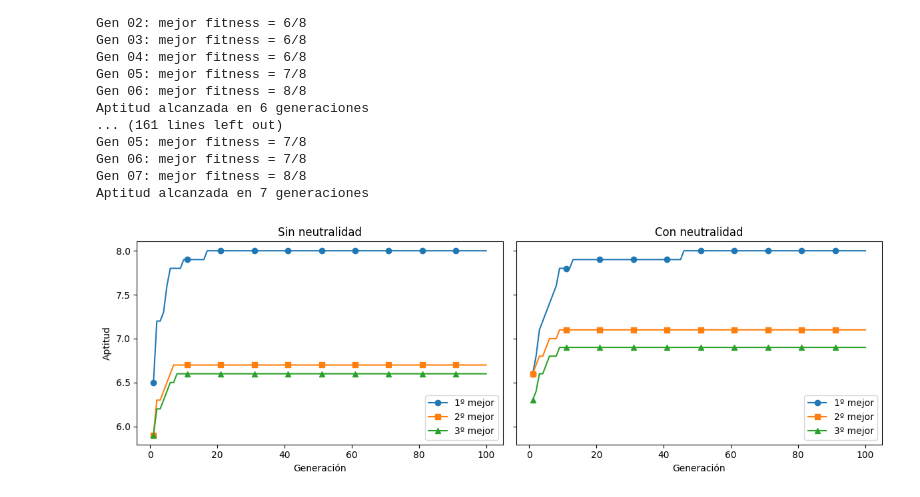
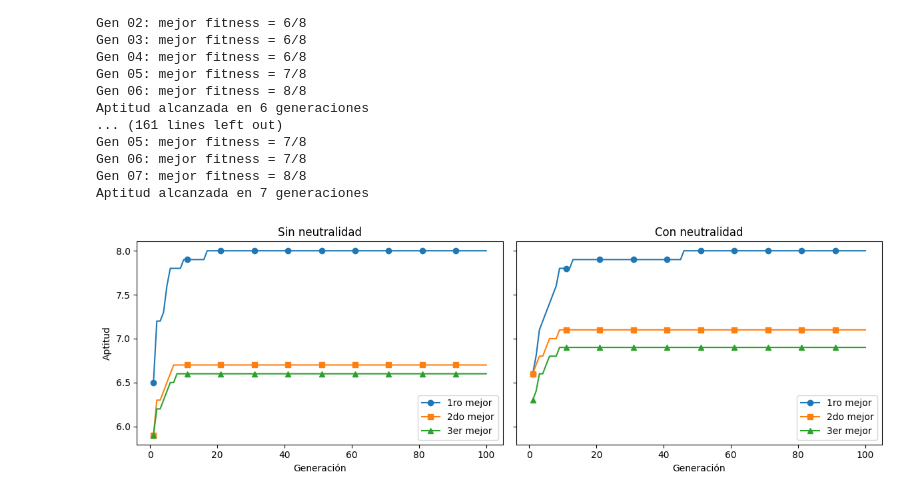
Before and after one commit to PabloBenitezR/C-mputo-Evolutivo, a Jupyter notebook: Programación genética/Paridad + neutralidad.ipynb, the cells around one changed output. Cells and saved outputs as stored; diff of their text form; code cells hidden in the pictures.

```diff
--- a/Programación genética/Paridad + neutralidad.ipynb
+++ b/Programación genética/Paridad + neutralidad.ipynb
@@ -248,34 +248,34 @@ Gen 07: mejor fitness = 8/8
 Aptitud alcanzada en 7 generaciones
 # %%
 import matplotlib.pyplot as plt
-avg_sin = hist_sin.mean(axis=0)   # (ngen,3)
+avg_sin = hist_sin.mean(axis=0)
 avg_con = hist_con.mean(axis=0)
 
 gens    = np.arange(1, ngen+1)
-labels  = ['1º mejor','2º mejor','3º mejor']
+labels  = ['1ro mejor','2do mejor','3er mejor']
 markers = ['o','s','^']
 
 fig, axes = plt.subplots(1, 2, figsize=(12,4), sharey=True)
 # Sin neutralidad
 for j in range(3):
     axes[0].plot(gens, avg_sin[:, j],
                  marker=markers[j], markevery=10,
                  label=labels[j])
 axes[0].set_title('Sin neutralidad')
 axes[0].set_xlabel('Generación')
 axes[0].set_ylabel('Aptitud')
 axes[0].legend()
 
 # Con neutralidad
 for j in range(3):
     axes[1].plot(gens, avg_con[:, j],
                  marker=markers[j], markevery=10,
                  label=labels[j])
 axes[1].set_title('Con neutralidad')
 axes[1].set_xlabel('Generación')
 axes[1].legend()
 
 plt.tight_layout()
 plt.show()
 # %% [output]
-[figure, old version]
+[figure, new version]
```
Also changed, not shown: parts of 1 cell of this notebook, 2 other files.
